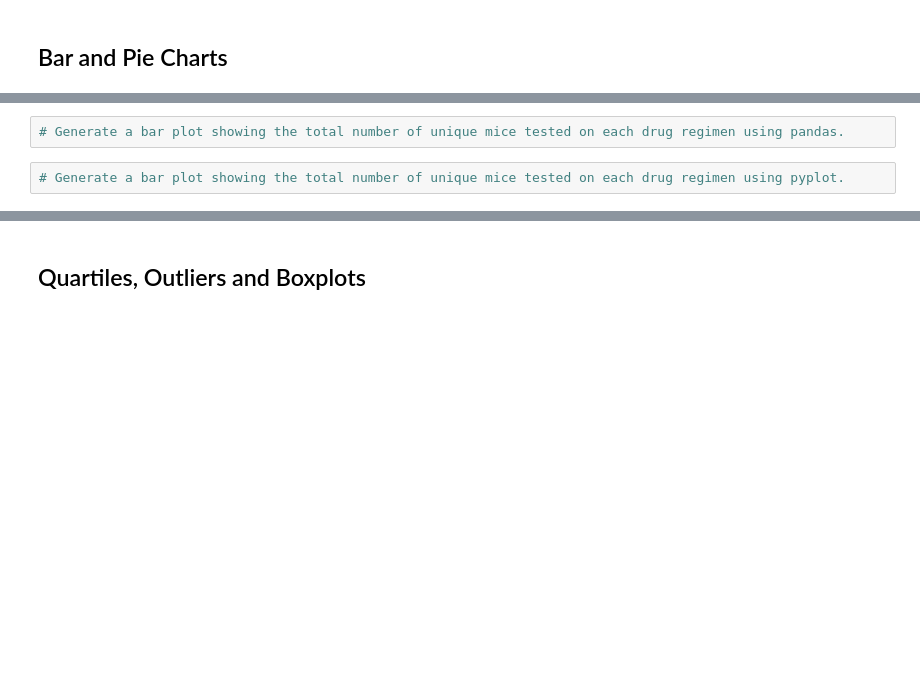
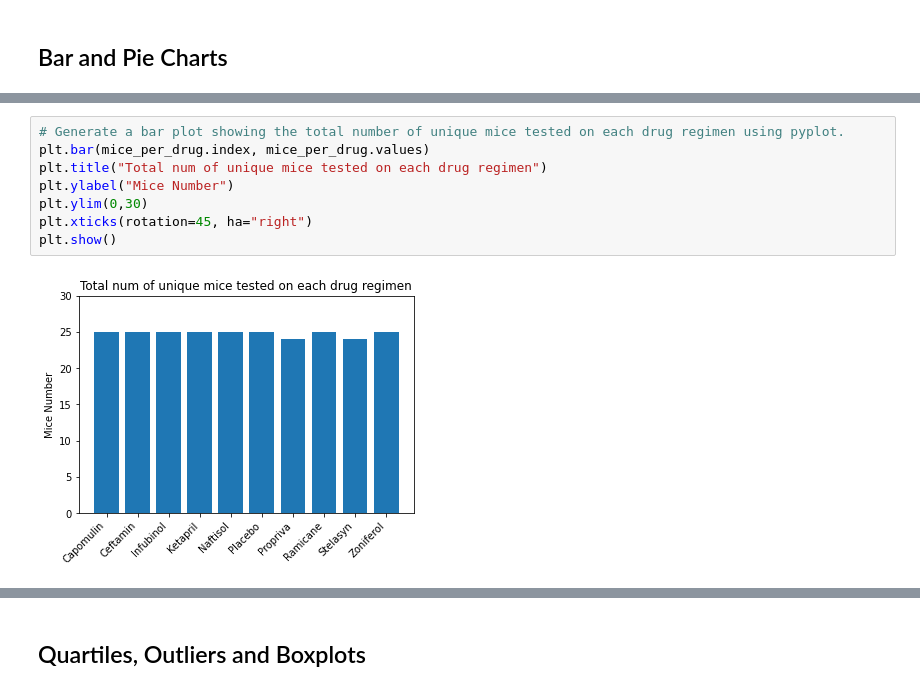
Before and after one commit to jackaloppy/matplotlib-challenge, a Jupyter notebook: Pymaceuticals/pymaceuticals_starter.ipynb, the cells around one changed output, grey strips where cells are left out. Cells and saved outputs as stored; diff of their text form; blank space fills up the shorter version.

```diff
--- a/Pymaceuticals/pymaceuticals_starter.ipynb
+++ b/Pymaceuticals/pymaceuticals_starter.ipynb
@@ -122,4 +153,10 @@ drug_tumor
 # %%
-# Generate a bar plot showing the total number of unique mice tested on each drug regimen using pandas.
+# Generate a bar plot showing the total number of unique mice tested on each drug regimen using pyplot.
+plt.bar(mice_per_drug.index, mice_per_drug.values)
+plt.title("Total num of unique mice tested on each drug regimen")
+plt.ylabel("Mice Number")
+plt.ylim(0,30)
+plt.xticks(rotation=45, ha="right")
+plt.show()
+# %% [output]
+[figure, added]
-# %%
-# Generate a bar plot showing the total number of unique mice tested on each drug regimen using pyplot.
```
Also changed, not shown: parts of 15 cells of this notebook.
